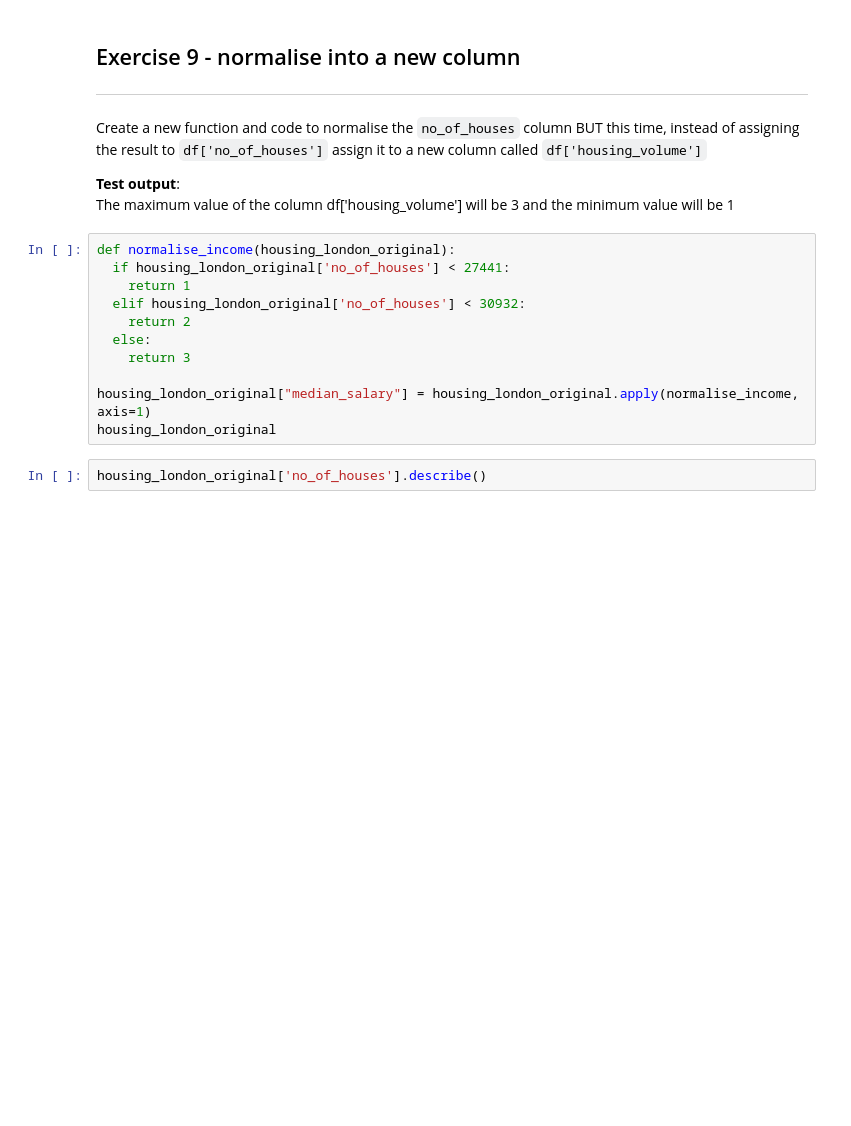
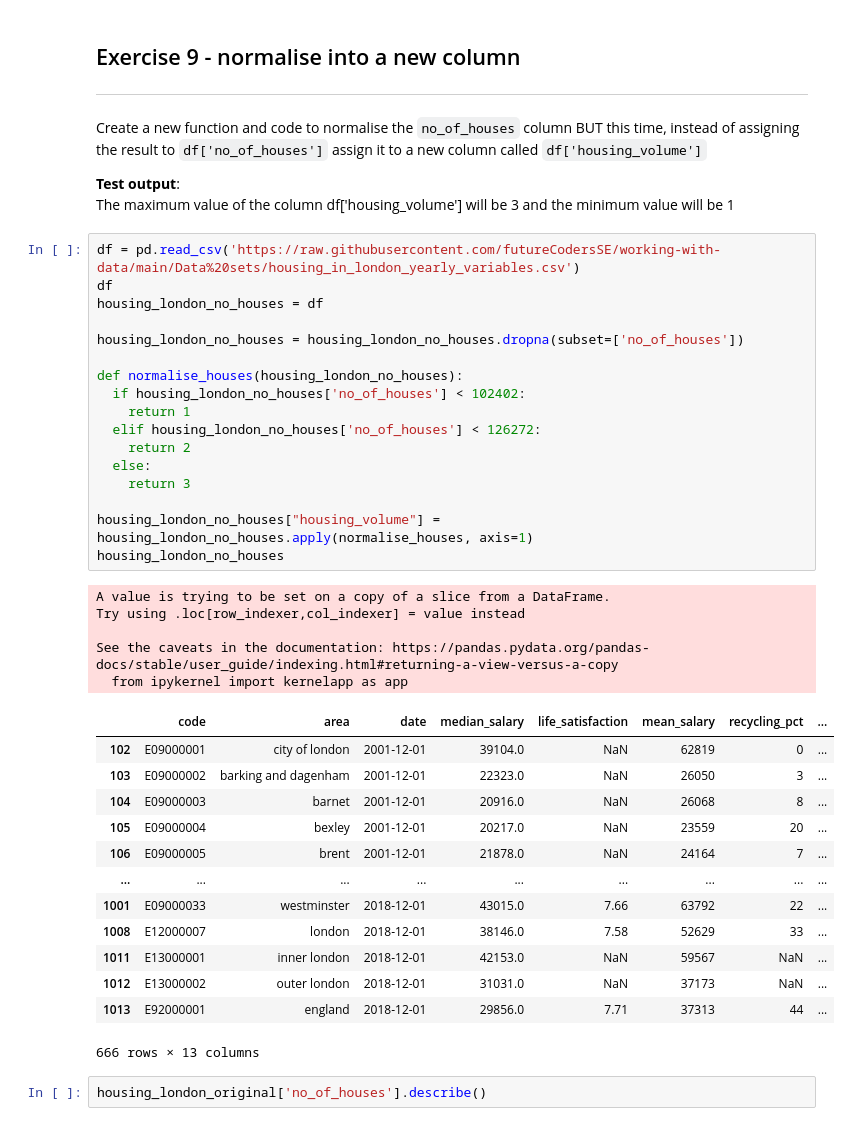
Before and after one commit to Jojomaque/DataScience, a Jupyter notebook: JojoSorting_and_cleaning.ipynb, the cells around one changed output. Drawn from its saved outputs; the diff is of its cells as text; blank space fills up the shorter version.

```diff
--- a/JojoSorting_and_cleaning.ipynb
+++ b/JojoSorting_and_cleaning.ipynb
@@ -419,17 +419,42 @@ Create a new function and code to normalise the `no_of_houses` column BUT this t
 
 **Test output**:
 The maximum value of the column df['housing_volume'] will be 3 and the minimum value will be 1
-# %%
-def normalise_income(housing_london_original):
-  if housing_london_original['no_of_houses'] < 27441:
-    return 1
-  elif housing_london_original['no_of_houses'] < 30932:
-    return 2
-  else:
-    return 3
-
-housing_london_original["median_salary"] = housing_london_original.apply(normalise_income, axis=1)
-housing_london_original
+# %%
+df = pd.read_csv('https://raw.githubusercontent.com/futureCodersSE/working-with-data/main/Data%20sets/housing_in_london_yearly_variables.csv')
+df
+housing_london_no_houses = df
+
+housing_london_no_houses = housing_london_no_houses.dropna(subset=['no_of_houses'])
+
+def normalise_houses(housing_london_no_houses):
+  if housing_london_no_houses['no_of_houses'] < 102402:
+    return 1
+  elif housing_london_no_houses['no_of_houses'] < 126272:
+    return 2
+  else:
+    return 3
+
+housing_london_no_houses["housing_volume"] = housing_london_no_houses.apply(normalise_houses, axis=1)
+housing_london_no_houses
+# %% [output]
+A value is trying to be set on a copy of a slice from a DataFrame.
+Try using .loc[row_indexer,col_indexer] = value instead
+
+See the caveats in the documentation: https://pandas.pydata.org/pandas-docs/stable/user_guide/indexing.html#returning-a-view-versus-a-copy
+  from ipykernel import kernelapp as app
+|  | code | area | date | median_salary | life_satisfaction | mean_salary | recycling_pct | ... |
+| 102 | E09000001 | city of london | 2001-12-01 | 39104.0 | NaN | 62819 | 0 | ... |
+| 103 | E09000002 | barking and dagenham | 2001-12-01 | 22323.0 | NaN | 26050 | 3 | ... |
+| 104 | E09000003 | barnet | 2001-12-01 | 20916.0 | NaN | 26068 | 8 | ... |
+| 105 | E09000004 | bexley | 2001-12-01 | 20217.0 | NaN | 23559 | 20 | ... |
+| 106 | E09000005 | brent | 2001-12-01 | 21878.0 | NaN | 24164 | 7 | ... |
+| ... | ... | ... | ... | ... | ... | ... | ... | ... |
+| 1001 | E09000033 | westminster | 2018-12-01 | 43015.0 | 7.66 | 63792 | 22 | ... |
+| 1008 | E12000007 | london | 2018-12-01 | 38146.0 | 7.58 | 52629 | 33 | ... |
+| 1011 | E13000001 | inner london | 2018-12-01 | 42153.0 | NaN | 59567 | NaN | ... |
+| 1012 | E13000002 | outer london | 2018-12-01 | 31031.0 | NaN | 37173 | NaN | ... |
+| 1013 | E92000001 | england | 2018-12-01 | 29856.0 | 7.71 | 37313 | 44 | ... |
+666 rows × 13 columns
 # %%
 housing_london_original['no_of_houses'].describe()
 # %% [output]
```
Also changed, not shown: parts of 4 cells of this notebook.
